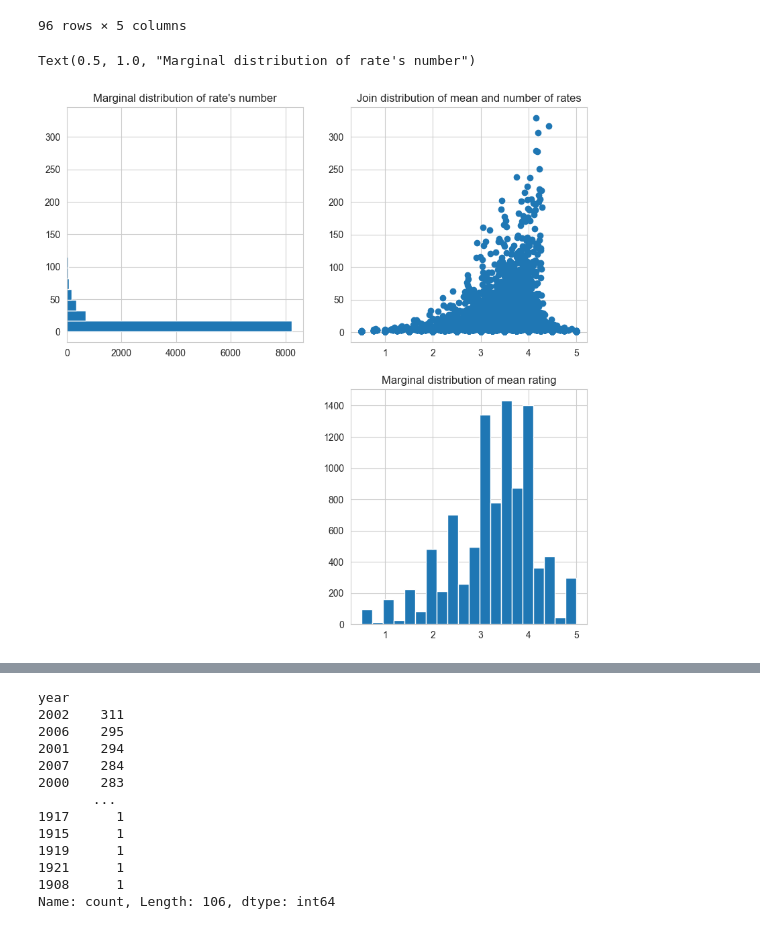
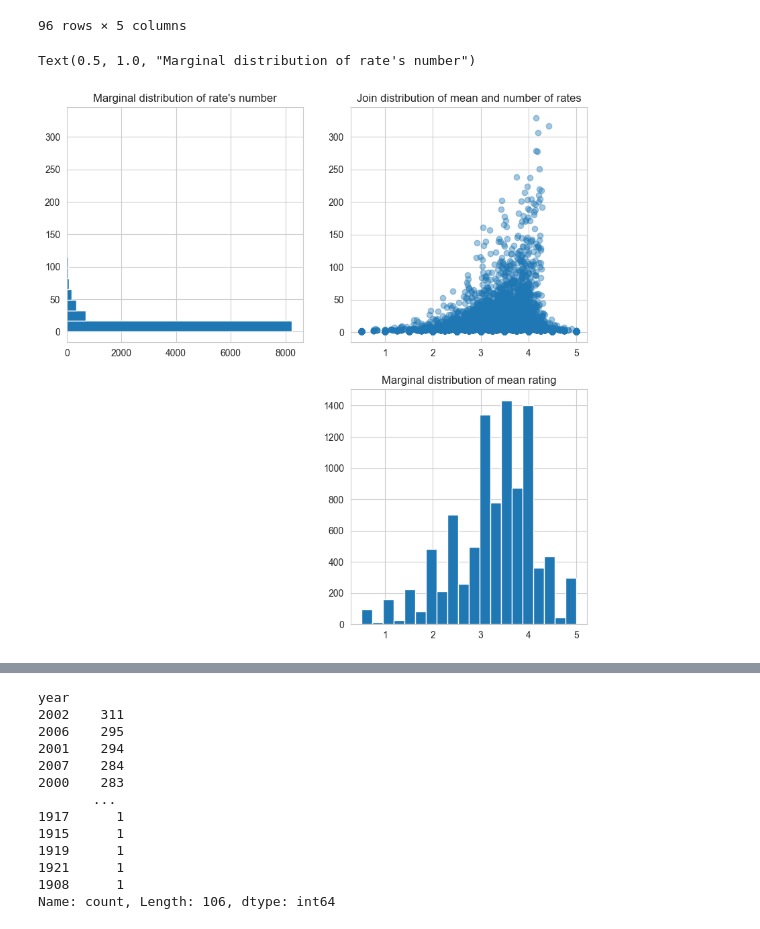
Before and after one commit to anasbn44/movie_recomender, a Jupyter notebook: movie_ratings.ipynb, the cells around one changed output, grey strips where cells are left out. Saved outputs shown, nothing was run; the diff lists cells and outputs as text; code cells hidden in the pictures.

```diff
--- a/movie_ratings.ipynb
+++ b/movie_ratings.ipynb
@@ -229,19 +230,19 @@ da.loc[da.mean_rating == da.mean_rating.min(), :]
 # %%
 plt.figure(figsize=(10,10))
 plt.subplot(2, 2, 2)
-plt.scatter(x=da.mean_rating, y=da.nbr_rates)
+plt.scatter(x=da.mean_rating, y=da.nbr_rates, alpha=0.4)
 plt.title("Join distribution of mean and number of rates")
 
 plt.subplot(2, 2, 4)
 plt.hist(x=da.mean_rating, bins=20)
 plt.title("Marginal distribution of mean rating")
 
 plt.subplot(2, 2, 1)
 plt.hist(x=da.nbr_rates, orientation="horizontal", bins=20)
 plt.title("Marginal distribution of rate's number")
 # %% [output]
 Text(0.5, 1.0, "Marginal distribution of rate's number")
-[figure, old version]
+[figure, new version]
 # %%
 utils.extract_year(da)
 da
```
Also changed, not shown: parts of 2 cells of this notebook.
